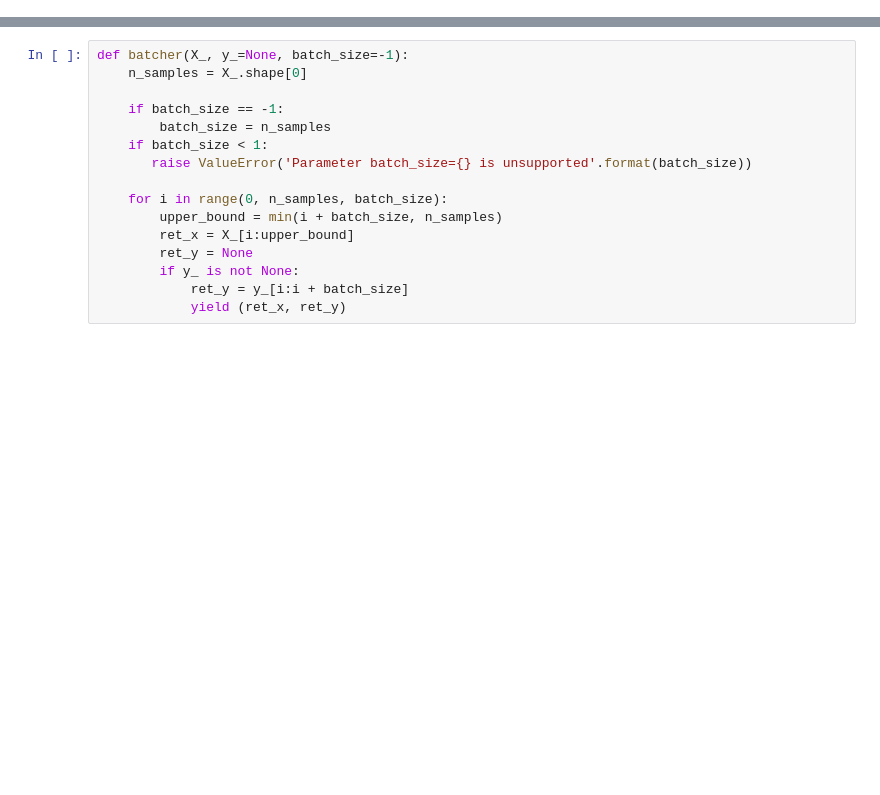
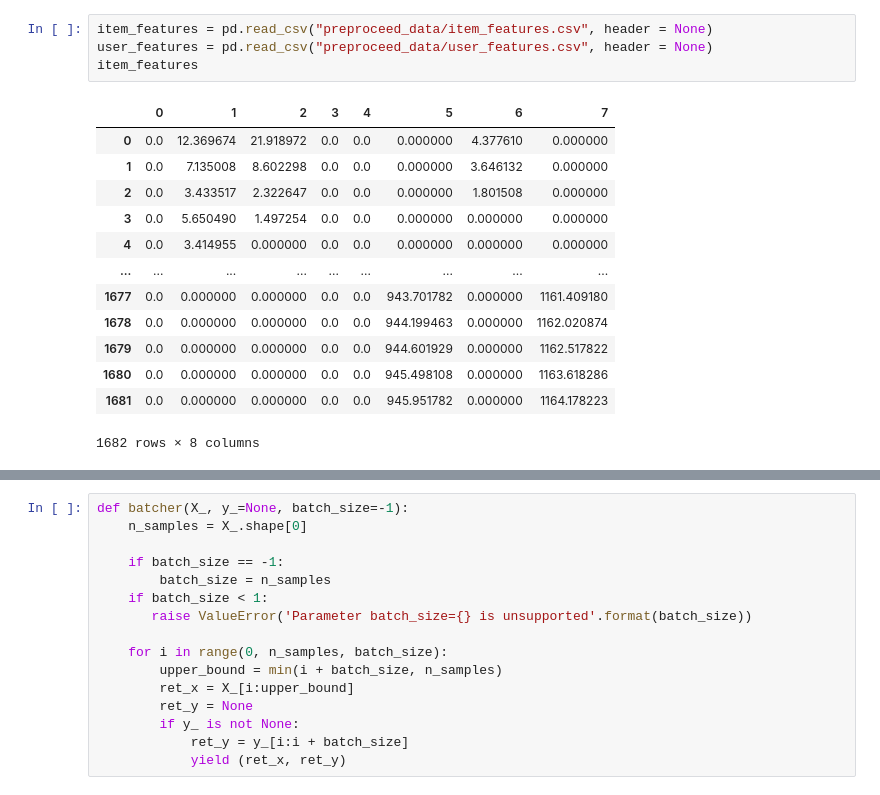
Before and after one commit to Recommendation-System-Project/Recommendation-system, a Jupyter notebook: FM(new version).ipynb, the cells around one changed output, grey strips where cells are left out. Cells and saved outputs as stored; diff of their text form; blank space fills up the shorter version.

```diff
--- a/FM(new version).ipynb
+++ b/FM(new version).ipynb
@@ -14,2 +23,20 @@ WARNING:tensorflow:From /usr/local/lib/python3.7/dist-packages/tensorflow/python
 Instructions for updating:
 non-resource variables are not supported in the long term
+# %%
+item_features = pd.read_csv("preproceed_data/item_features.csv", header = None)
+user_features = pd.read_csv("preproceed_data/user_features.csv", header = None)
+item_features
+# %% [output]
+|  | 0 | 1 | 2 | 3 | 4 | 5 | 6 | 7 |
+| 0 | 0.0 | 12.369674 | 21.918972 | 0.0 | 0.0 | 0.000000 | 4.377610 | 0.000000 |
+| 1 | 0.0 | 7.135008 | 8.602298 | 0.0 | 0.0 | 0.000000 | 3.646132 | 0.000000 |
+| 2 | 0.0 | 3.433517 | 2.322647 | 0.0 | 0.0 | 0.000000 | 1.801508 | 0.000000 |
+| 3 | 0.0 | 5.650490 | 1.497254 | 0.0 | 0.0 | 0.000000 | 0.000000 | 0.000000 |
+| 4 | 0.0 | 3.414955 | 0.000000 | 0.0 | 0.0 | 0.000000 | 0.000000 | 0.000000 |
+| ... | ... | ... | ... | ... | ... | ... | ... | ... |
+| 1677 | 0.0 | 0.000000 | 0.000000 | 0.0 | 0.0 | 943.701782 | 0.000000 | 1161.409180 |
+| 1678 | 0.0 | 0.000000 | 0.000000 | 0.0 | 0.0 | 944.199463 | 0.000000 | 1162.020874 |
+| 1679 | 0.0 | 0.000000 | 0.000000 | 0.0 | 0.0 | 944.601929 | 0.000000 | 1162.517822 |
+| 1680 | 0.0 | 0.000000 | 0.000000 | 0.0 | 0.0 | 945.498108 | 0.000000 | 1163.618286 |
+| 1681 | 0.0 | 0.000000 | 0.000000 | 0.0 | 0.0 | 945.951782 | 0.000000 | 1164.178223 |
+1682 rows × 8 columns
```
Also changed, not shown: parts of 8 cells of this notebook.
